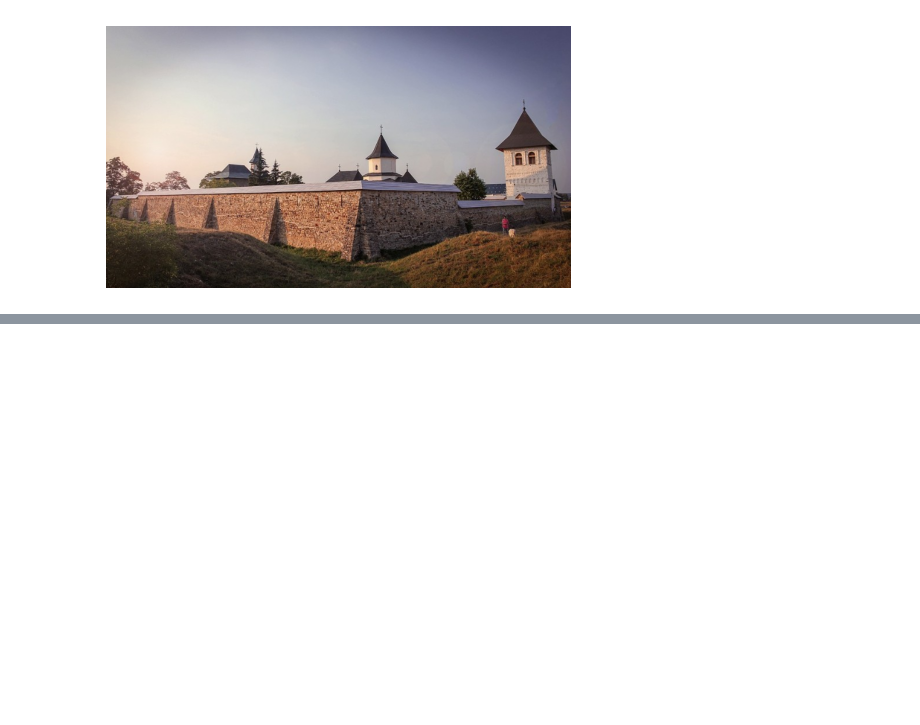
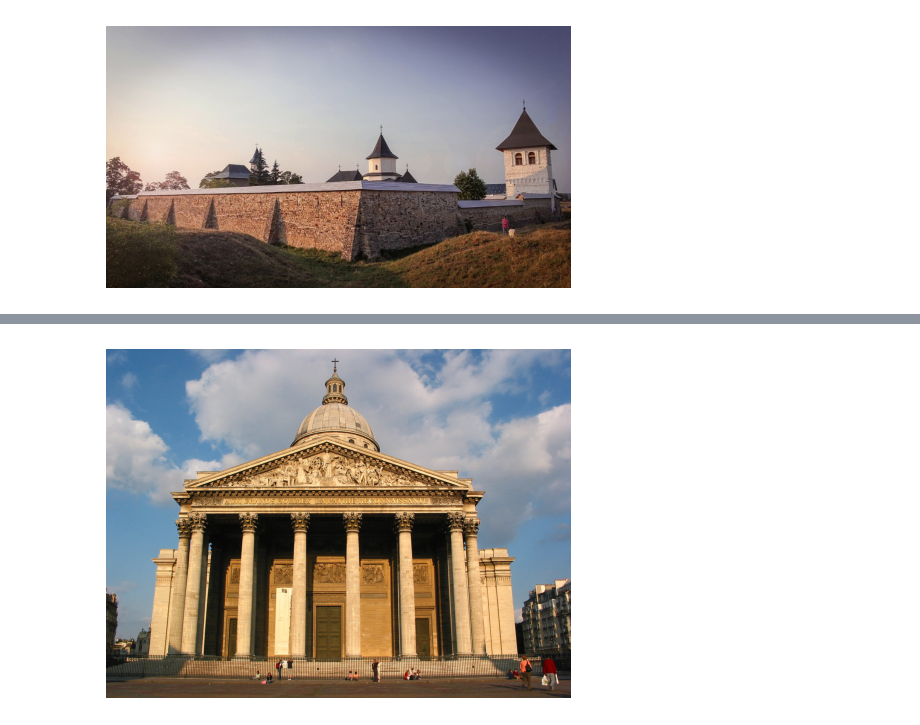
Before and after one commit to theviderlab/landmark-detection-with-retrieval, a Jupyter notebook: full_pipeline.ipynb, the cells around one changed output, grey strips where cells are left out. Saved outputs shown, nothing was run; the diff lists cells and outputs as text; code cells hidden in the pictures; blank space fills up the shorter version.

```diff
--- a/full_pipeline.ipynb
+++ b/full_pipeline.ipynb
@@ -128,3 +172,9 @@ def load_names_from_yaml(file_path):
 # Paths
 IMAGE_PATH = os.path.join("test_images", "test.jpg")
 CLASS_NAMES_PATH = os.path.join("oiv7.yaml")
+
+# Dataset
+ROXFORD5K_PKL = os.path.join("datasets", "roxford5k", "gnd_roxford5k.pkl")
+ROXFORD5K_CSV = os.path.join("datasets", "roxford5k", "roxford5k_image_data.csv")
+RPARIS6K_PKL = os.path.join("datasets", "rparis6k", "gnd_rparis6k.pkl")
+RPARIS6K_CSV = os.path.join("datasets", "rparis6k", "rparis6k_image_data.csv")
@@ -181,0 +198,11 @@ Encontradas 5 cajas:
+# %%
+# Cargar los archivos .pkl
+with open(ROXFORD5K_PKL, 'rb') as f:
+    gnd_oxford = pickle.load(f)
+
+with open(RPARIS6K_PKL, 'rb') as f:
+    gnd_paris = pickle.load(f)
+
+# Cargar los CSV como DataFrame de pandas
+df_oxford = pd.read_csv(ROXFORD5K_CSV)
+df_paris = pd.read_csv(RPARIS6K_CSV)
@@ -181,0 +213,7 @@ Encontradas 5 cajas:
+# %%
+rparis6k_item = 37
+RPARIS6K_IMAGE_PATH = os.path.join("datasets", "rparis6k", "jpg", gnd_paris['qimlist'][rparis6k_item] + ".jpg")
+# %%
+show_image(RPARIS6K_IMAGE_PATH)
+# %% [output]
+[figure, added]
```
Also changed, not shown: parts of 27 cells of this notebook, 6 other files.
